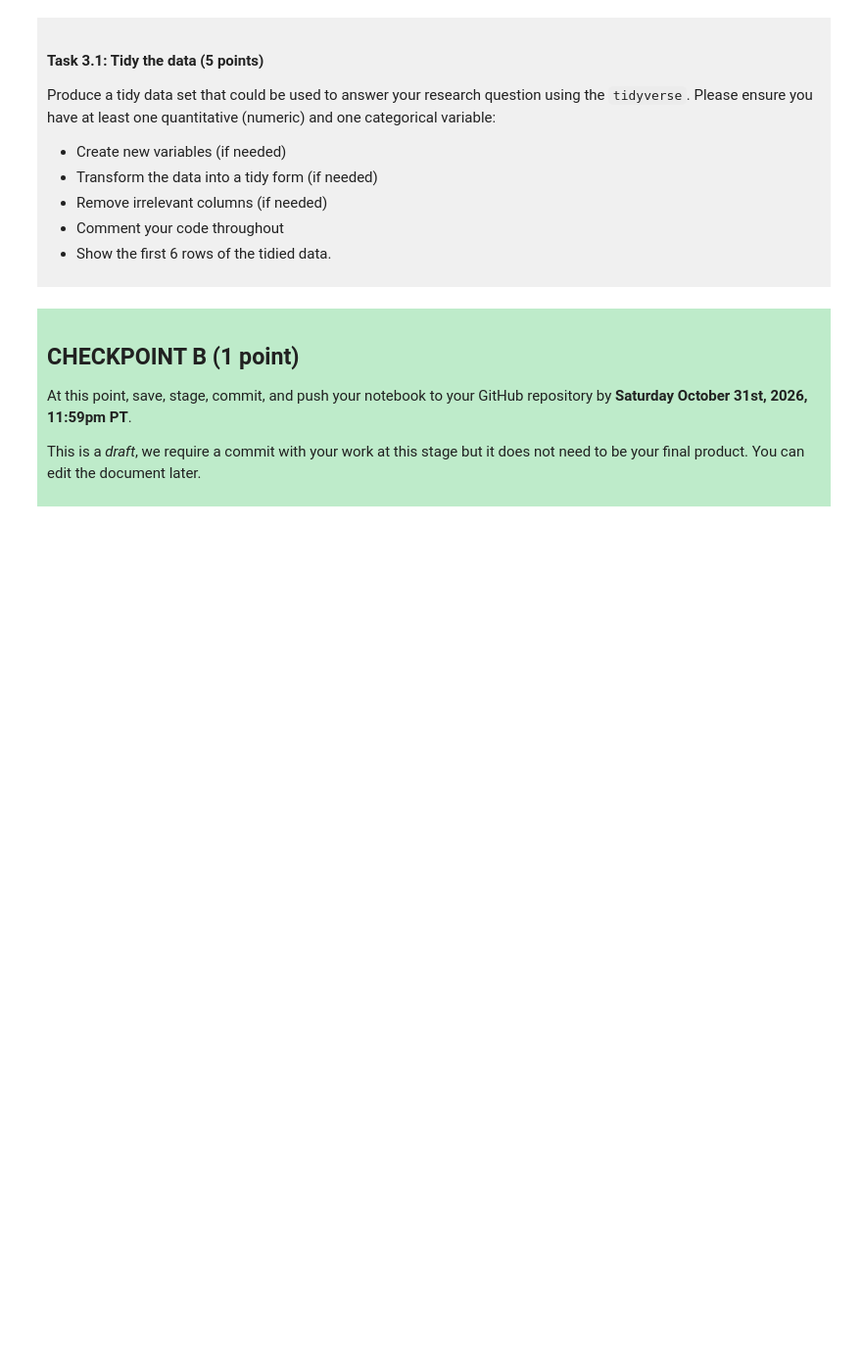
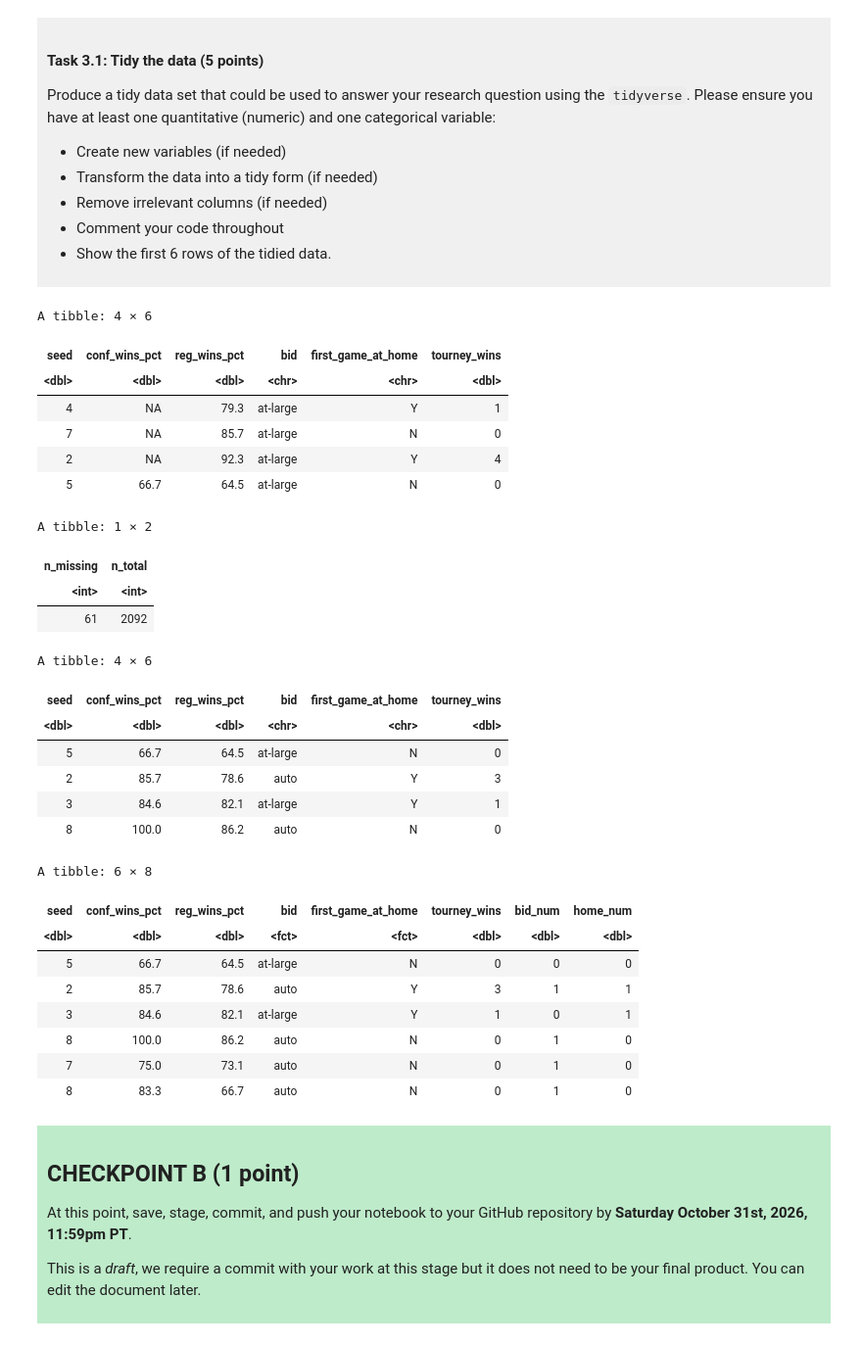
Before and after one commit to Noobprototype/dsci-100-project-austin-hu, a Jupyter notebook: dsci-100-project-notebook.ipynb, the cells around one changed output. Shown at 98% size. Drawn from its saved outputs; the diff is of its cells as text; code cells hidden in the pictures; blank space fills up the shorter version.

```diff
--- a/dsci-100-project-notebook.ipynb
+++ b/dsci-100-project-notebook.ipynb
@@ -189,7 +209,55 @@ Produce a tidy data set that could be used to answer your research question usin
 
 </div>
 # %%
-### EDIT THIS CODE CELL ###
+# Selected columns of interest
+basketball_slected <- basketball_data_raw |>
+    select("seed", "conf_wins_pct", "reg_wins_pct", "bid", "first_game_at_home", "tourney_wins")
+head(basketball_slected, n = 4)
+
+#check how much NA is in conf_wins_pct
+basketball_slected |> summarize(n_missing = sum(is.na(conf_wins_pct)), n_total = n())
+# got 61 NAs out of 2092, meaning that only a small portion of the data is unusable, thus we can drop these rows instead of removing conf_wins_pct as a predictor
+
+# removes rows with NA in conf_wins_pct, and removes where seed is 0 in the edge cases of 1983 in seed column
+basketball_filtered <- basketball_slected |> filter(!is.na(conf_wins_pct), seed != 0)
+head(basketball_filtered, n = 4)
+
+# make categorical variables as factors
+basketball_data <- basketball_filtered |>
+    mutate(bid = as_factor(bid), first_game_at_home = as_factor(first_game_at_home)) |>
+    mutate(bid_num = as.numeric(bid) - 1, home_num = as.numeric(first_game_at_home) - 1)
+# might not need to turn the fcts back to numeric depending on how knn behaves with fcts.
+
+#tidied data
+head(basketball_data , n = 6)
+# %% [output]
+A tibble: 4 × 6
+| seed | conf_wins_pct | reg_wins_pct | bid | first_game_at_home | tourney_wins |
+| <dbl> | <dbl> | <dbl> | <chr> | <chr> | <dbl> |
+| 4 | NA | 79.3 | at-large | Y | 1 |
+| 7 | NA | 85.7 | at-large | N | 0 |
+| 2 | NA | 92.3 | at-large | Y | 4 |
+| 5 | 66.7 | 64.5 | at-large | N | 0 |
+A tibble: 1 × 2
+| n_missing | n_total |
+| <int> | <int> |
+| 61 | 2092 |
+A tibble: 4 × 6
+| seed | conf_wins_pct | reg_wins_pct | bid | first_game_at_home | tourney_wins |
+| <dbl> | <dbl> | <dbl> | <chr> | <chr> | <dbl> |
+| 5 | 66.7 | 64.5 | at-large | N | 0 |
+| 2 | 85.7 | 78.6 | auto | Y | 3 |
+| 3 | 84.6 | 82.1 | at-large | Y | 1 |
+| 8 | 100.0 | 86.2 | auto | N | 0 |
+A tibble: 6 × 8
+| seed | conf_wins_pct | reg_wins_pct | bid | first_game_at_home | tourney_wins | bid_num | home_num |
+| <dbl> | <dbl> | <dbl> | <fct> | <fct> | <dbl> | <dbl> | <dbl> |
+| 5 | 66.7 | 64.5 | at-large | N | 0 | 0 | 0 |
+| 2 | 85.7 | 78.6 | auto | Y | 3 | 1 | 1 |
+| 3 | 84.6 | 82.1 | at-large | Y | 1 | 0 | 1 |
+| 8 | 100.0 | 86.2 | auto | N | 0 | 1 | 0 |
+| 7 | 75.0 | 73.1 | auto | N | 0 | 1 | 0 |
+| 8 | 83.3 | 66.7 | auto | N | 0 | 1 | 0 |
 # %% [markdown]
 <div style="background-color: #beebca; padding: 10px;">
 
```
Also changed, not shown: parts of 4 cells of this notebook.
